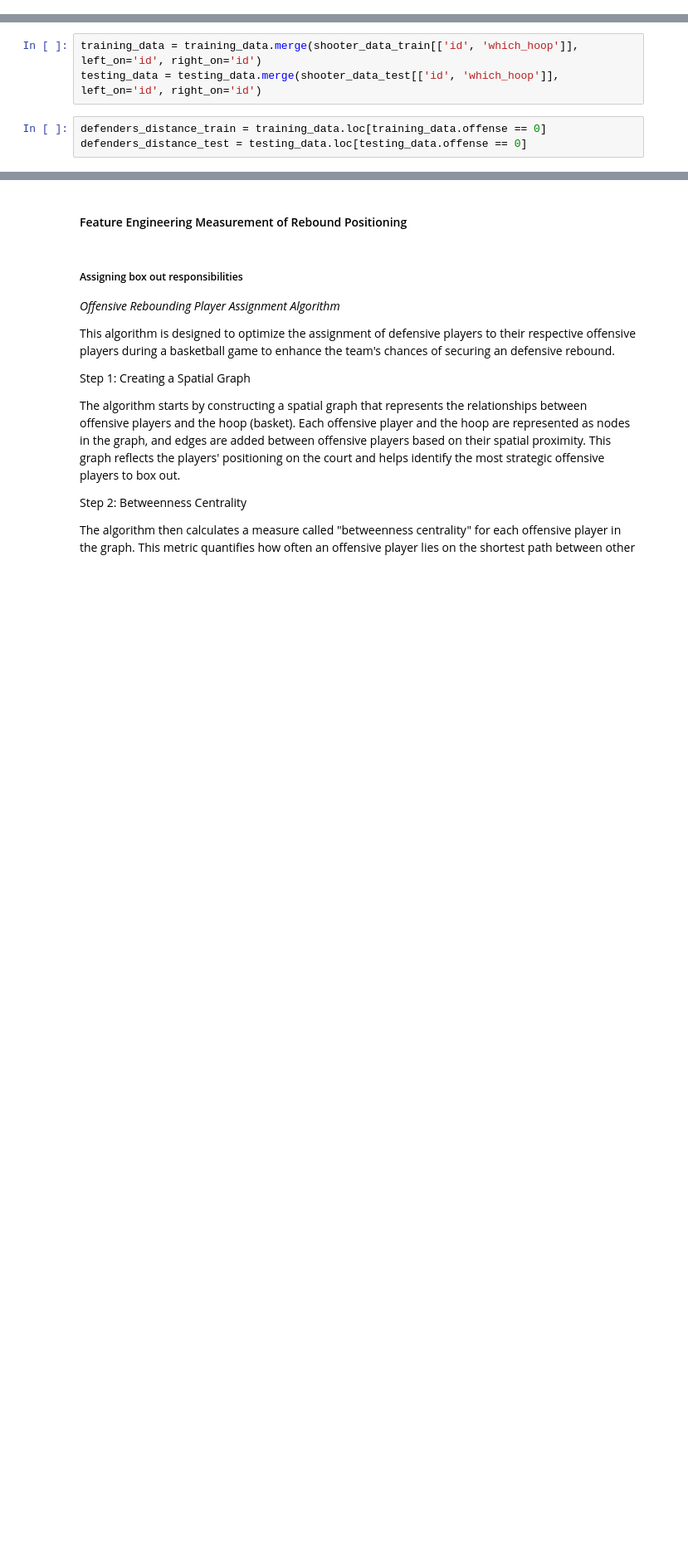
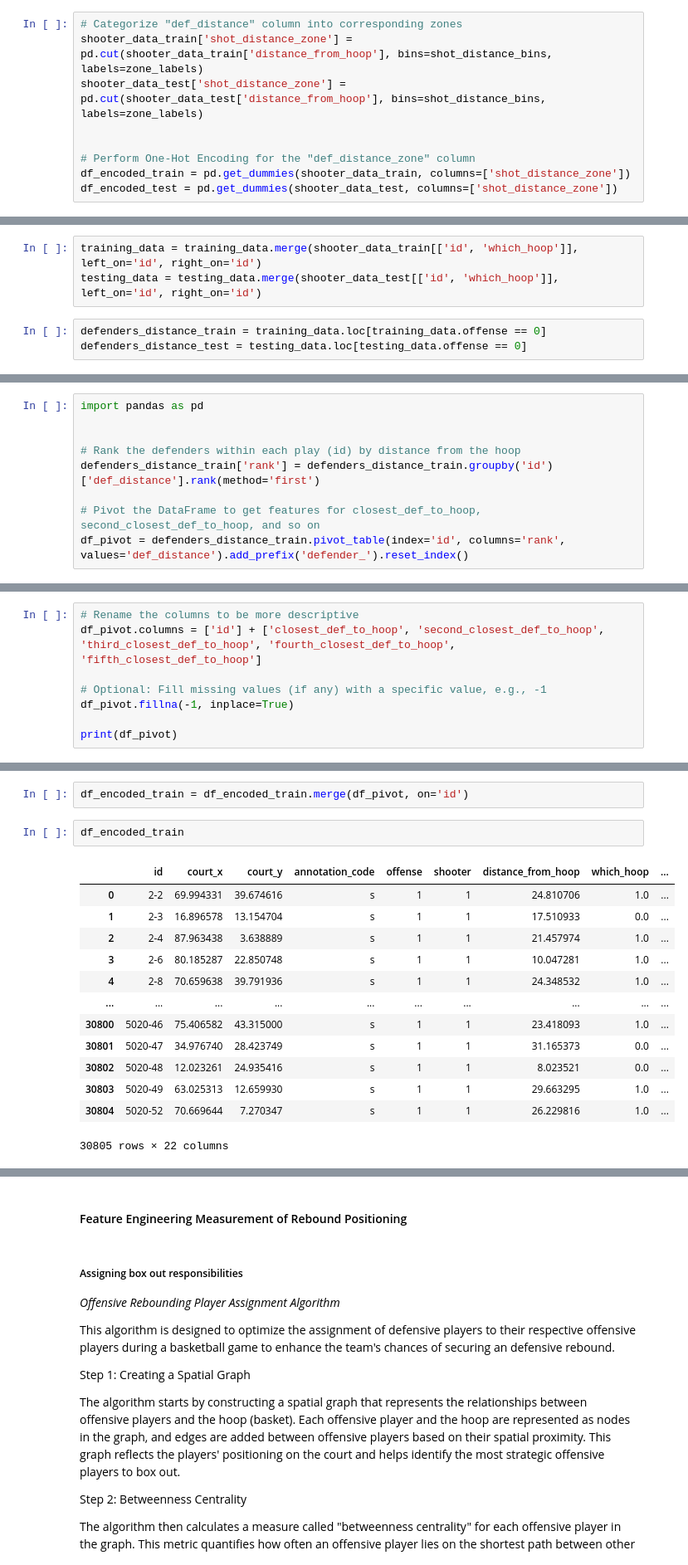
Before and after one commit to timseymour42/shotquality-offensive-rebounding, a Jupyter notebook: orbd_prediction.ipynb, the cells around one changed output, grey strips where cells are left out. Shown at 83% size. Saved outputs shown, nothing was run; the diff lists cells and outputs as text; blank space fills up the shorter version.

```diff
--- a/orbd_prediction.ipynb
+++ b/orbd_prediction.ipynb
@@ -220,0 +263,9 @@ plt.show()
+# %%
+# Categorize "def_distance" column into corresponding zones
+shooter_data_train['shot_distance_zone'] = pd.cut(shooter_data_train['distance_from_hoop'], bins=shot_distance_bins, labels=zone_labels)
+shooter_data_test['shot_distance_zone'] = pd.cut(shooter_data_test['distance_from_hoop'], bins=shot_distance_bins, labels=zone_labels)
+
+
+# Perform One-Hot Encoding for the "def_distance_zone" column
+df_encoded_train = pd.get_dummies(shooter_data_train, columns=['shot_distance_zone'])
+df_encoded_test = pd.get_dummies(shooter_data_test, columns=['shot_distance_zone'])
@@ -255,0 +345,9 @@ See the caveats in the documentation: https://pandas.pydata.org/pandas-docs/stab
+# %%
+import pandas as pd
+
+
+# Rank the defenders within each play (id) by distance from the hoop
+defenders_distance_train['rank'] = defenders_distance_train.groupby('id')['def_distance'].rank(method='first')
+
+# Pivot the DataFrame to get features for closest_def_to_hoop, second_closest_def_to_hoop, and so on
+df_pivot = defenders_distance_train.pivot_table(index='id', columns='rank', values='def_distance').add_prefix('defender_').reset_index()
@@ -255,0 +370,8 @@ See the caveats in the documentation: https://pandas.pydata.org/pandas-docs/stab
+# %%
+# Rename the columns to be more descriptive
+df_pivot.columns = ['id'] + ['closest_def_to_hoop', 'second_closest_def_to_hoop', 'third_closest_def_to_hoop', 'fourth_closest_def_to_hoop', 'fifth_closest_def_to_hoop']
+
+# Optional: Fill missing values (if any) with a specific value, e.g., -1
+df_pivot.fillna(-1, inplace=True)
+
+print(df_pivot)
@@ -258,0 +414,18 @@ def_mean_distances_test = defenders_distance_test.groupby('id')['def_distance'].
+# %%
+df_encoded_train = df_encoded_train.merge(df_pivot, on='id')
+# %%
+df_encoded_train
+# %% [output]
+|  | id | court_x | court_y | annotation_code | offense | shooter | distance_from_hoop | which_hoop | ... |
+| 0 | 2-2 | 69.994331 | 39.674616 | s | 1 | 1 | 24.810706 | 1.0 | ... |
+| 1 | 2-3 | 16.896578 | 13.154704 | s | 1 | 1 | 17.510933 | 0.0 | ... |
+| 2 | 2-4 | 87.963438 | 3.638889 | s | 1 | 1 | 21.457974 | 1.0 | ... |
+| 3 | 2-6 | 80.185287 | 22.850748 | s | 1 | 1 | 10.047281 | 1.0 | ... |
+| 4 | 2-8 | 70.659638 | 39.791936 | s | 1 | 1 | 24.348532 | 1.0 | ... |
+| ... | ... | ... | ... | ... | ... | ... | ... | ... | ... |
+| 30800 | 5020-46 | 75.406582 | 43.315000 | s | 1 | 1 | 23.418093 | 1.0 | ... |
+| 30801 | 5020-47 | 34.976740 | 28.423749 | s | 1 | 1 | 31.165373 | 0.0 | ... |
+| 30802 | 5020-48 | 12.023261 | 24.935416 | s | 1 | 1 | 8.023521 | 0.0 | ... |
+| 30803 | 5020-49 | 63.025313 | 12.659930 | s | 1 | 1 | 29.663295 | 1.0 | ... |
+| 30804 | 5020-52 | 70.669644 | 7.270347 | s | 1 | 1 | 26.229816 | 1.0 | ... |
+30805 rows × 22 columns
```
Also changed, not shown: parts of 140 cells of this notebook, 1 other file.
